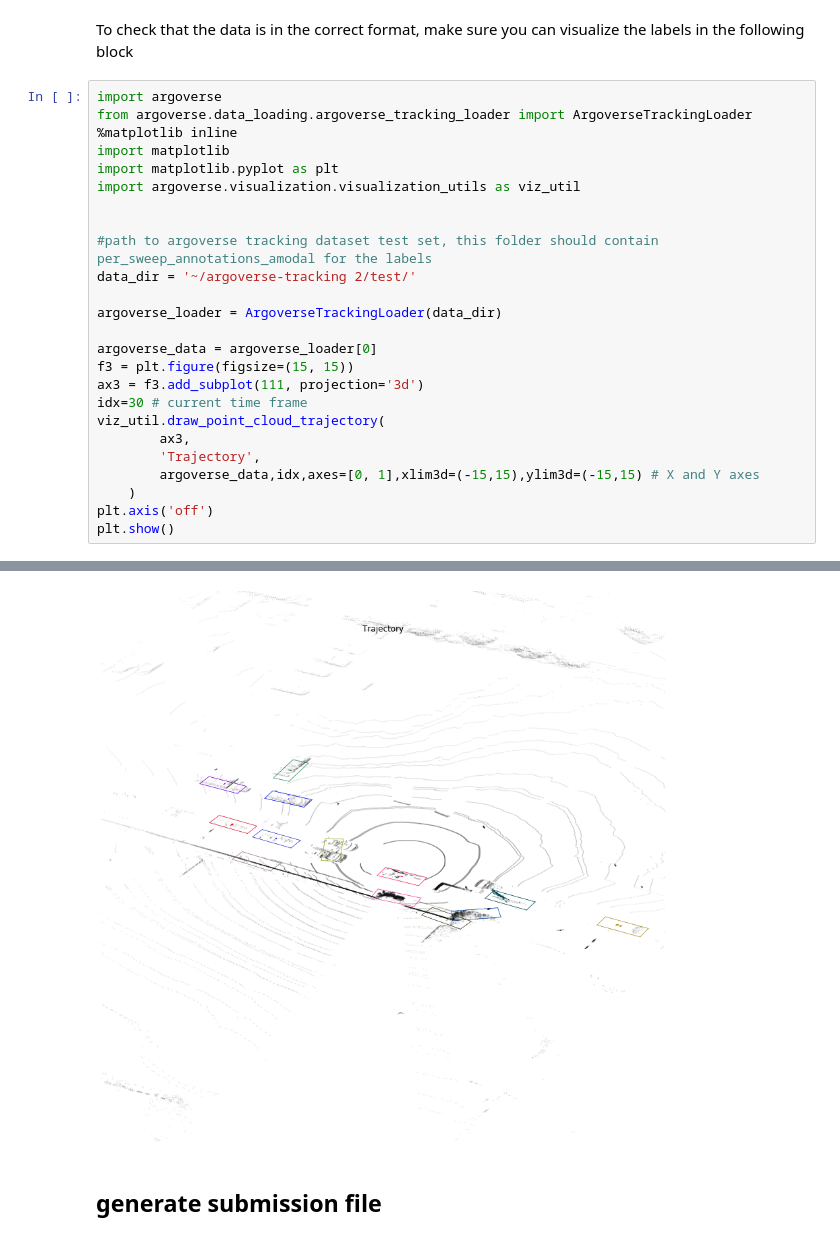
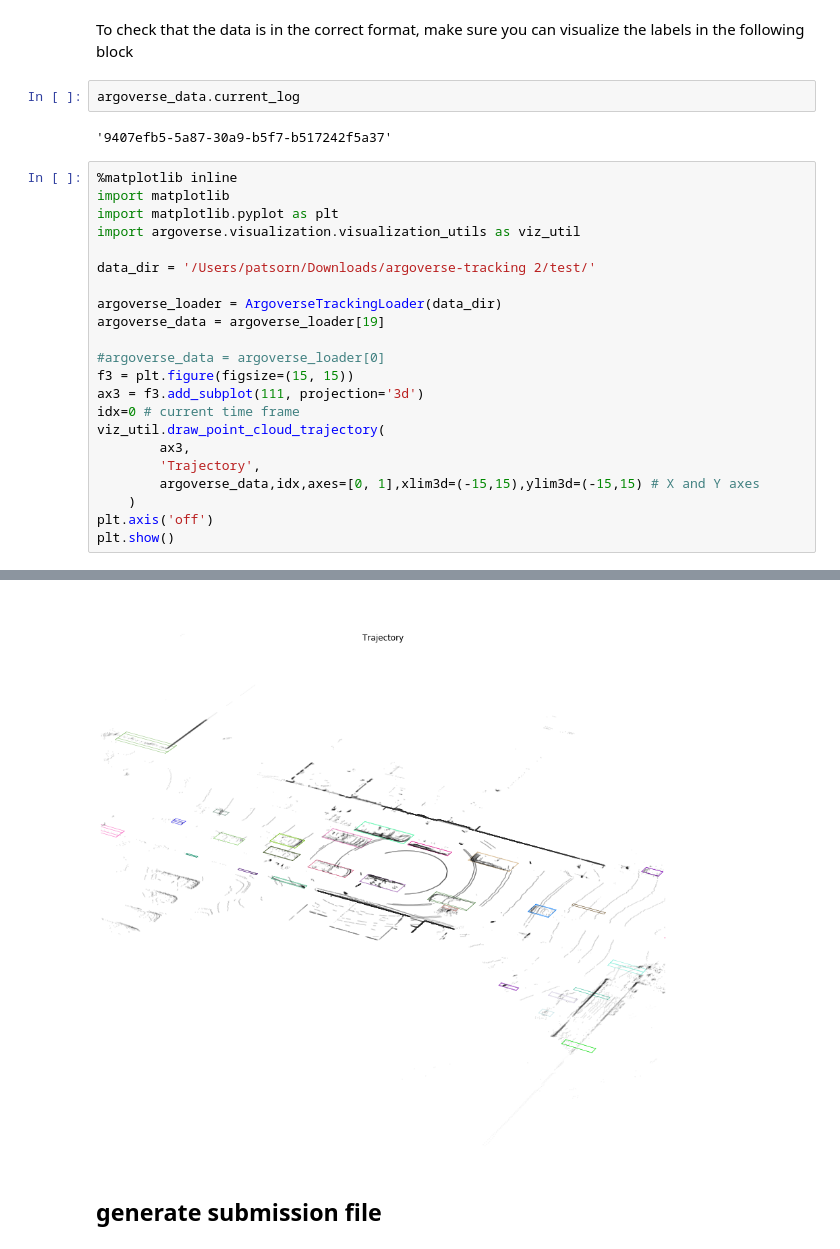
Before and after one commit to argoverse/argoverse-api, a Jupyter notebook: demo_usage/competition_tracking_tutorial.ipynb, the cells around one changed output, grey strips where cells are left out. Cells and saved outputs as stored; diff of their text form.

```diff
--- a/demo_usage/competition_tracking_tutorial.ipynb
+++ b/demo_usage/competition_tracking_tutorial.ipynb
@@ -9,38 +234,39 @@ Here the goal is to show you how to package the results into a submission-ready
 # %% [markdown]
 To check that the data is in the correct format, make sure you can visualize the labels in the following block
+# %%
+argoverse_data.current_log
+# %% [output]
+'9407efb5-5a87-30a9-b5f7-b517242f5a37'
 # %%
-import argoverse
-from argoverse.data_loading.argoverse_tracking_loader import ArgoverseTrackingLoader
 %matplotlib inline
 import matplotlib
 import matplotlib.pyplot as plt
 import argoverse.visualization.visualization_utils as viz_util
 
-
-#path to argoverse tracking dataset test set, this folder should contain per_sweep_annotations_amodal for the labels
-data_dir = '~/argoverse-tracking 2/test/'
+data_dir = '/Users/patsorn/Downloads/argoverse-tracking 2/test/'
 
 argoverse_loader = ArgoverseTrackingLoader(data_dir)
+argoverse_data = argoverse_loader[19]
 
-argoverse_data = argoverse_loader[0]
+#argoverse_data = argoverse_loader[0]
 f3 = plt.figure(figsize=(15, 15))
 ax3 = f3.add_subplot(111, projection='3d')
-idx=30 # current time frame
+idx=0 # current time frame
 viz_util.draw_point_cloud_trajectory(
         ax3,
         'Trajectory',
         argoverse_data,idx,axes=[0, 1],xlim3d=(-15,15),ylim3d=(-15,15) # X and Y axes
     )
 plt.axis('off')
 plt.show()
 # %% [output]
 ERROR:argoverse.data_loading.synchronization_database:No corresponding image: 118.257336 > 100.0 ms
 ERROR:argoverse.data_loading.synchronization_database:No corresponding image: 118.252632 > 100.0 ms
 ERROR:argoverse.data_loading.synchronization_database:No corresponding image: 100.002096 > 100.0 ms
 ERROR:argoverse.data_loading.synchronization_database:No corresponding image: 120.935344 > 100.0 ms
 ERROR:argoverse.data_loading.synchronization_database:No corresponding image: 120.9344 > 100.0 ms
 ERROR:argoverse.data_loading.synchronization_database:No corresponding image: 117.39392 > 100.0 ms
 ERROR:argoverse.data_loading.synchronization_database:No corresponding image: 117.396904 > 100.0 ms
-[figure, old version]
+[figure, new version]
 # %% [markdown]
 ## generate submission file
```
Also changed, not shown: parts of 19 cells of this notebook, 1 other file.
